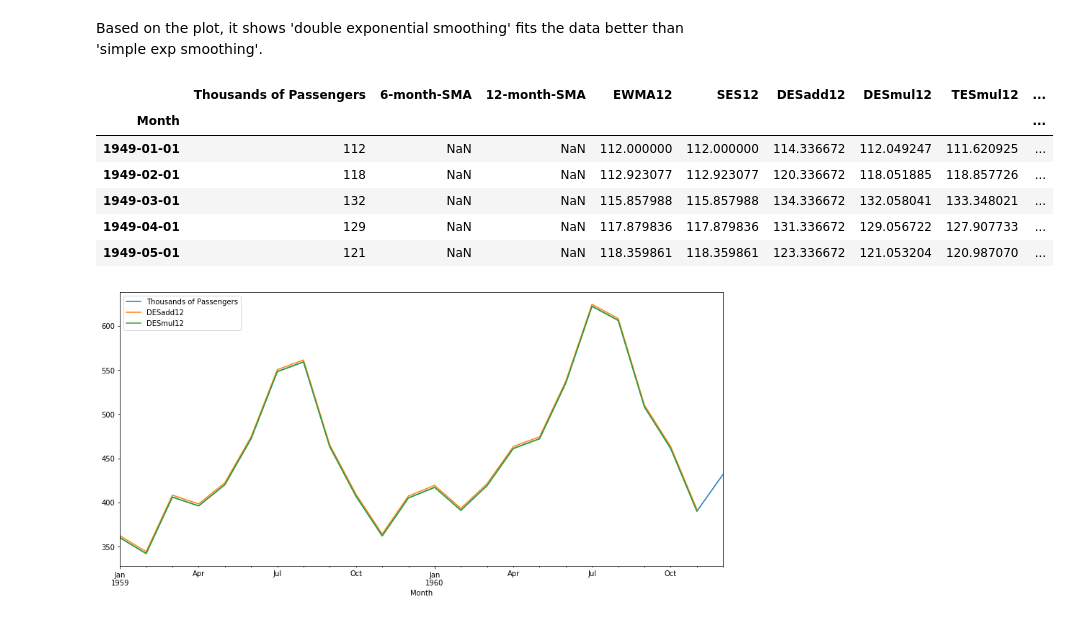
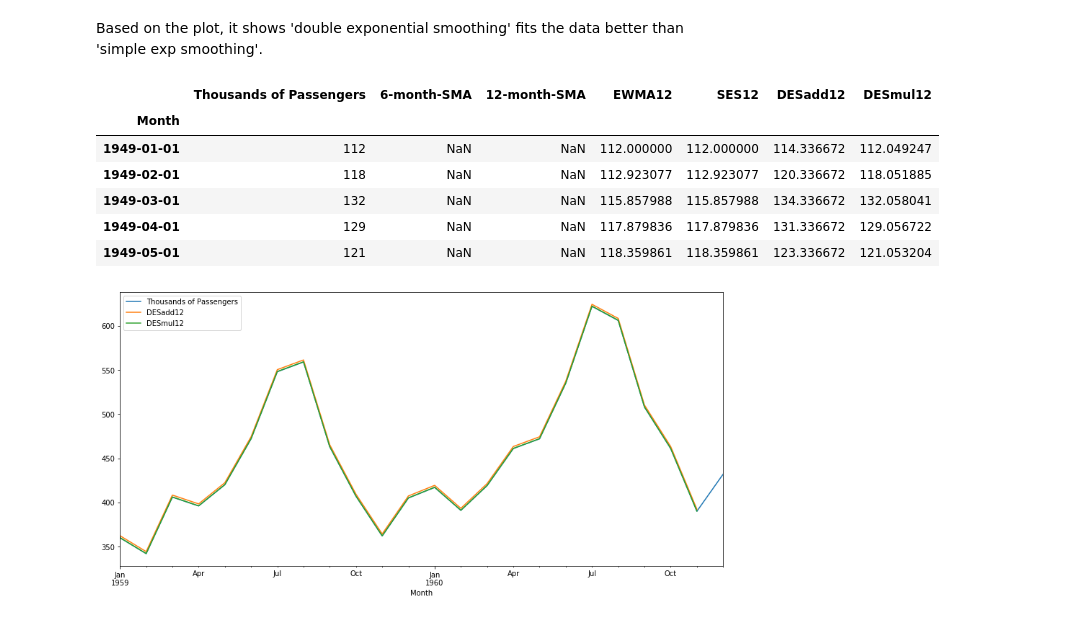
Before and after one commit to glingden/Time-Series-Analysis-Forecast, a Jupyter notebook: Time-Series-Analysis (Statsmodels).ipynb, the cells around one changed output. Saved outputs shown, nothing was run; the diff lists cells and outputs as text; code cells hidden in the pictures.

```diff
--- a/Time-Series-Analysis (Statsmodels).ipynb
+++ b/Time-Series-Analysis (Statsmodels).ipynb
@@ -107,6 +107,7 @@ span = 12
 alpha = 2/(span+1)
 
 df['EWMA12'] = df['Thousands of Passengers'].ewm(alpha=alpha,adjust=False).mean()
-df['SES12']=SimpleExpSmoothing(df['Thousands of Passengers']).fit(smoothing_level=alpha,optimized=False).fittedvalues.shift(-1)
+model_ses = SimpleExpSmoothing(df['Thousands of Passengers']).fit(smoothing_level=alpha,optimized=False)
+df['SES12'] = model_ses.fittedvalues.shift(-1)
 df.head()
 # %% [output]
@@ -122,7 +130,7 @@ df.head()
 This method is called as holt-method. It adds second smoothing factor $\beta$ (beta) that addresses trends in the data.
 # %%
 # with additive  trend
-model_add = ExponentialSmoothing(df['Thousands of Passengers'], trend='add').fit()
-df['DESadd12'] = model_add.fittedvalues.shift(-1)
+model_des_add= ExponentialSmoothing(df['Thousands of Passengers'], trend='add').fit()
+df['DESadd12'] = model_des_add.fittedvalues.shift(-1)
 df.head()
 # %% [output]
@@ -142,17 +150,17 @@ df[['Thousands of Passengers','EWMA12','DESadd12']].iloc[:24].plot(figsize=(12,6
 Based on the plot, it shows 'double exponential smoothing' fits the data better than 'simple exp smoothing'.
 # %%
 # lets try with multiplicative trend
-model_mul = ExponentialSmoothing(df['Thousands of Passengers'], trend='mul').fit()
-df['DESmul12'] = model_mul.fittedvalues.shift(-1)
+model_des_mul = ExponentialSmoothing(df['Thousands of Passengers'], trend='mul').fit()
+df['DESmul12'] = model_des_mul.fittedvalues.shift(-1)
 df.head()
 # %% [output]
-|  | Thousands of Passengers | 6-month-SMA | 12-month-SMA | EWMA12 | SES12 | DESadd12 | DESmul12 | TESmul12 | ... |
-| Month |  |  |  |  |  |  |  |  | ... |
-| 1949-01-01 | 112 | NaN | NaN | 112.000000 | 112.000000 | 114.336672 | 112.049247 | 111.620925 | ... |
-| 1949-02-01 | 118 | NaN | NaN | 112.923077 | 112.923077 | 120.336672 | 118.051885 | 118.857726 | ... |
-| 1949-03-01 | 132 | NaN | NaN | 115.857988 | 115.857988 | 134.336672 | 132.058041 | 133.348021 | ... |
-| 1949-04-01 | 129 | NaN | NaN | 117.879836 | 117.879836 | 131.336672 | 129.056722 | 127.907733 | ... |
-| 1949-05-01 | 121 | NaN | NaN | 118.359861 | 118.359861 | 123.336672 | 121.053204 | 120.987070 | ... |
+|  | Thousands of Passengers | 6-month-SMA | 12-month-SMA | EWMA12 | SES12 | DESadd12 | DESmul12 |
+| Month |  |  |  |  |  |  |  |
+| 1949-01-01 | 112 | NaN | NaN | 112.000000 | 112.000000 | 114.336672 | 112.049247 |
+| 1949-02-01 | 118 | NaN | NaN | 112.923077 | 112.923077 | 120.336672 | 118.051885 |
+| 1949-03-01 | 132 | NaN | NaN | 115.857988 | 115.857988 | 134.336672 | 132.058041 |
+| 1949-04-01 | 129 | NaN | NaN | 117.879836 | 117.879836 | 131.336672 | 129.056722 |
+| 1949-05-01 | 121 | NaN | NaN | 118.359861 | 118.359861 | 123.336672 | 121.053204 |
 # %%
 # compare the plot with additive and multiplicative
 df[['Thousands of Passengers','DESadd12','DESmul12']].iloc[-24:].plot(figsize=(15,7)).autoscale(axis='x',tight=True);
```
Also changed, not shown: parts of 16 cells of this notebook.
